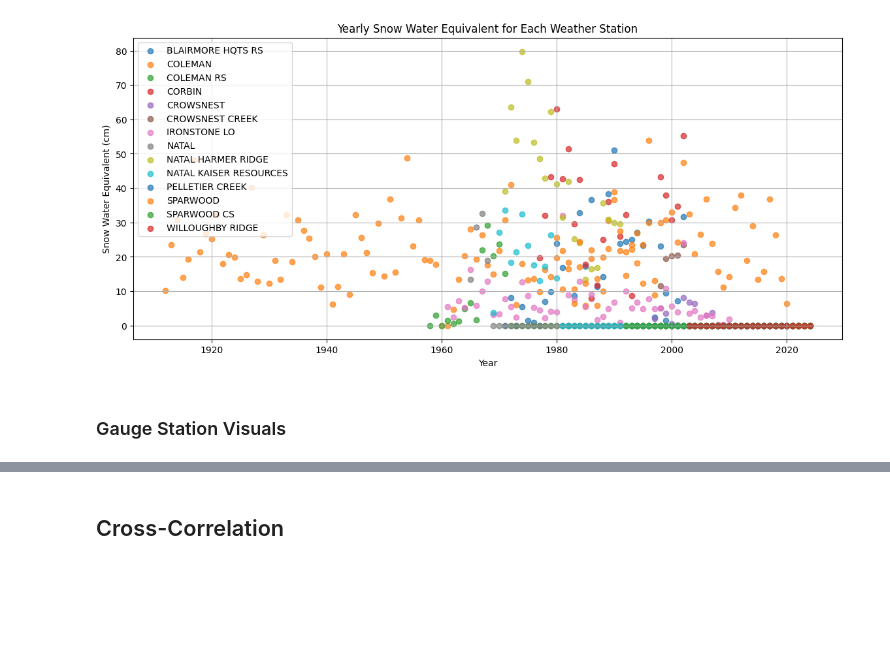
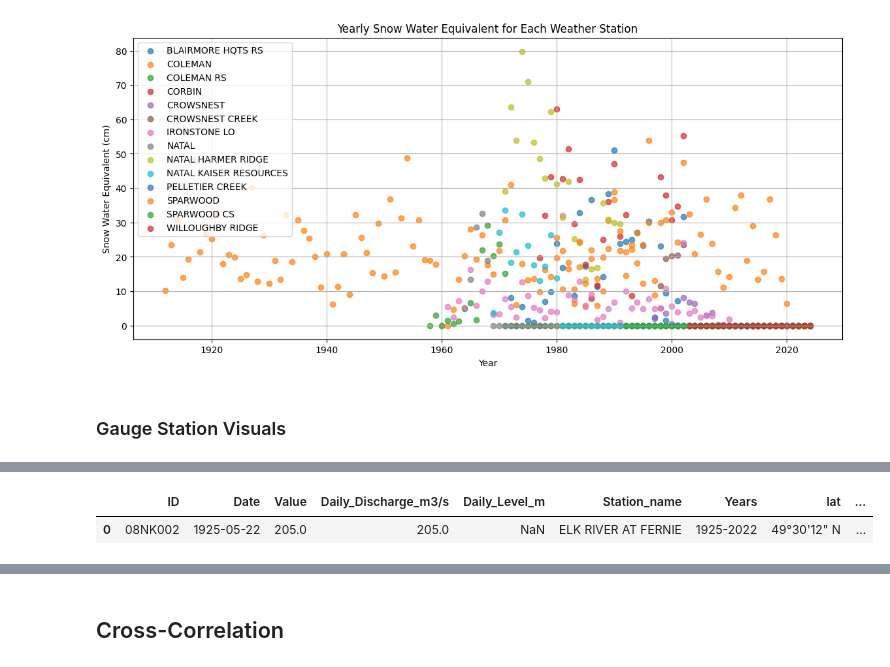
Before and after one commit to moniquebeaulieu/TM_PHES, a Jupyter notebook: EDA.ipynb, the cells around one changed output, grey strips where cells are left out. Cells and saved outputs as stored; diff of their text form; code cells hidden in the pictures; blank space fills up the shorter version.

```diff
--- a/EDA.ipynb
+++ b/EDA.ipynb
@@ -488,0 +505,5 @@ plt.show()
+# %%
+hydrometric_df.head(1)
+# %% [output]
+|  | ID | Date | Value | Daily_Discharge_m3/s | Daily_Level_m | Station_name | Years | lat | ... |
+| 0 | 08NK002 | 1925-05-22 | 205.0 | 205.0 | NaN | ELK RIVER AT FERNIE | 1925-2022 | 49°30'12" N | ... |
```
Also changed, not shown: parts of 11 cells of this notebook, 1 other file.
